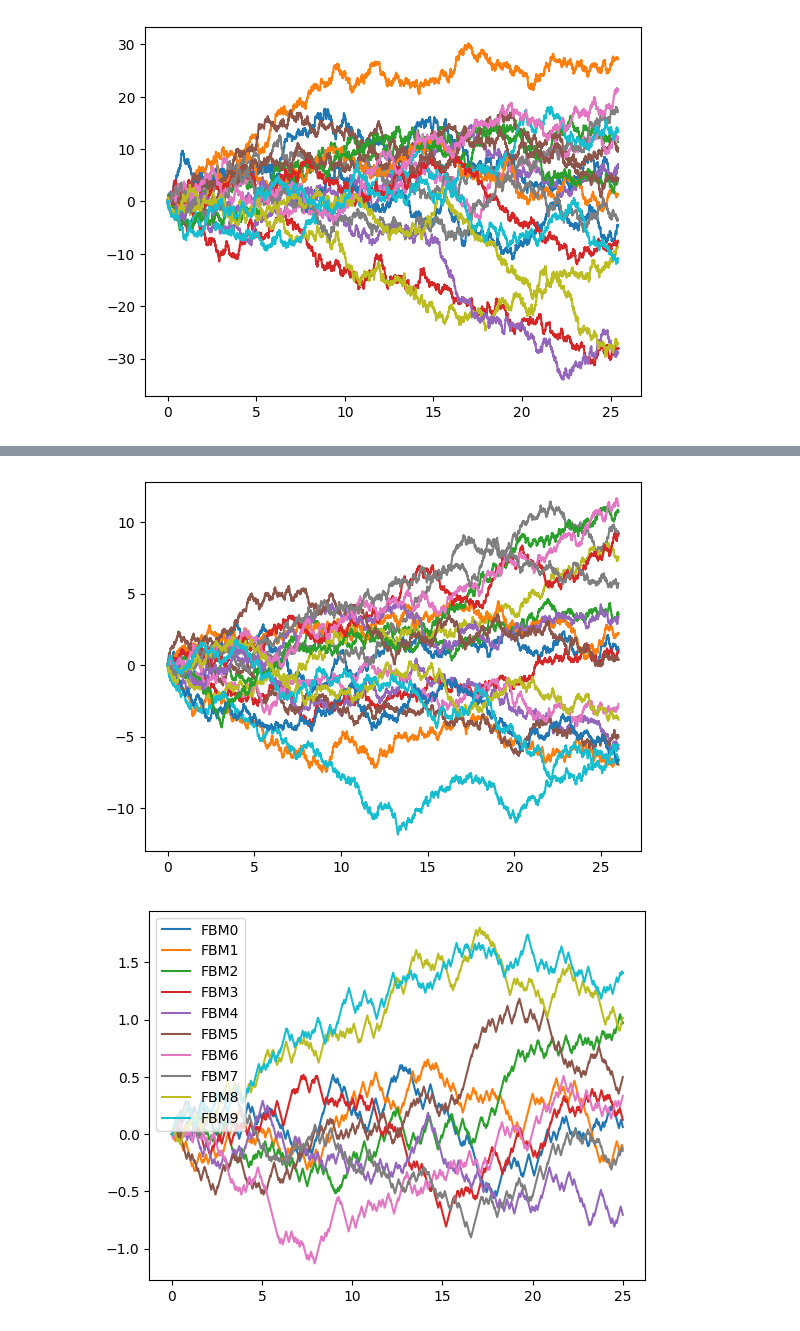
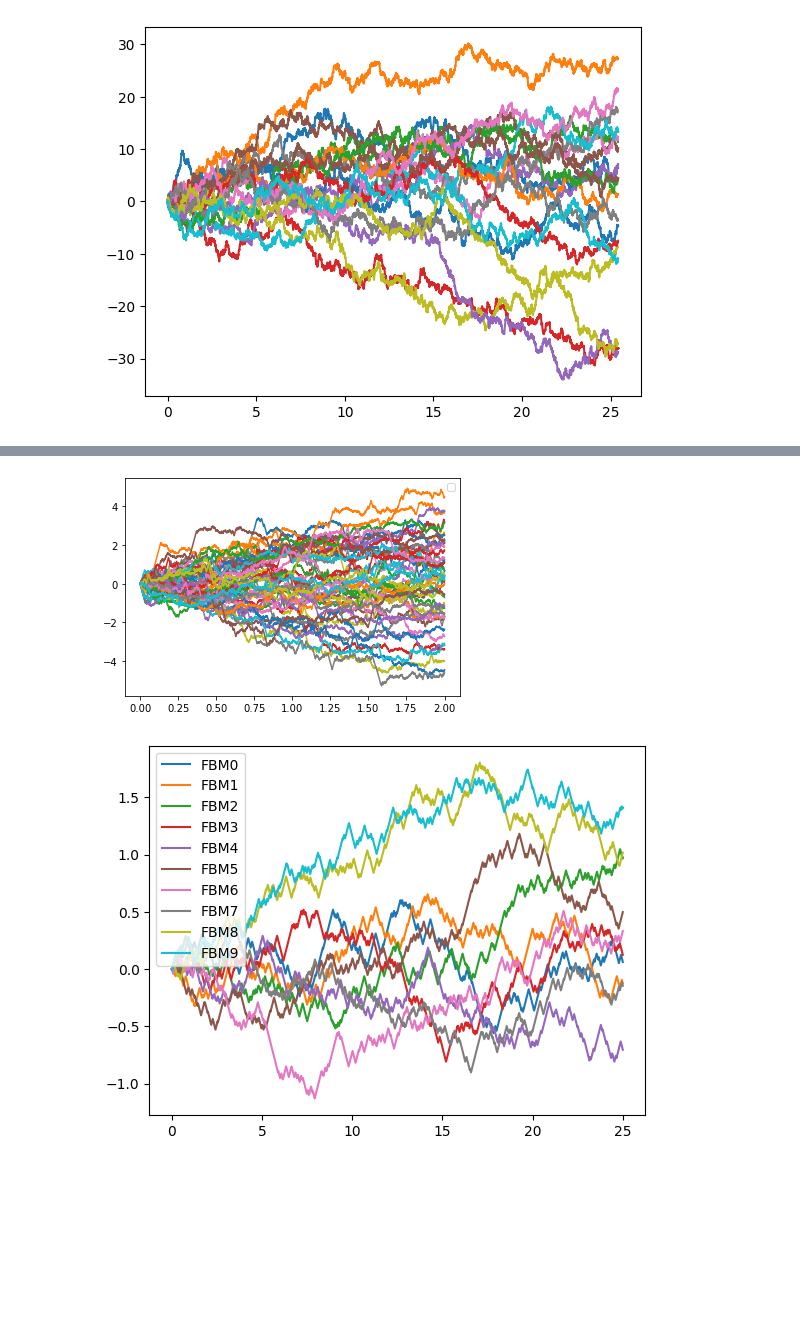
Before and after one commit to KumarRishabh/Alberta-Research, a Jupyter notebook: Simulating_Persistent_RW.ipynb, the cells around one changed output, grey strips where cells are left out. Saved outputs shown, nothing was run; the diff lists cells and outputs as text; code cells hidden in the pictures; blank space fills up the shorter version.

Commit message:
Made some changes to the discrete FBM approximation

```diff
--- a/Simulating_Persistent_RW.ipynb
+++ b/Simulating_Persistent_RW.ipynb
@@ -356,6 +356,7 @@ Total Jumps: 74
 Step No.: 1499
 [figure]
 # %%
+import numpy as np
 #@ Discrete Jumps
 def A(path_flips, last_flip, mu_p):
     A = 1
@@ -375,56 +376,48 @@ def A(path_flips, last_flip, mu_p):
 
     return A
 
-N = 60 #@param {type: "number"} Scaling limit
-time_limit = 25 #@param {type: "number"}
-X_0 = 0
-num_paths = 20 #@param {type: "number"}
-X = [X_0]
+def approximate_fbm(H, N, time_limit, num_paths):
+    X_0 = 0
+    X = [X_0]
+    path_flips = [np.array([0])]*num_paths
+    sample_paths = [np.array([0])]*num_paths
+    jump_times = [np.array([0])]*num_paths
 
-H = 0.75 #@param {type:"number"}
-path_flips = [np.array([0])]*num_paths
-sample_paths = [np.array([0])]*num_paths
-jump_times = [[0] for i in range(num_paths)]
-total_jumps = [[] for i in range(num_paths)]
-discrete_steps = time_limit*N # Sample N paths
-for i in range(num_paths):
-    step = 0
-    print("Iteration:", i)
-    path_flips[i] = np.array([0])
-    print("Discrete Steps:", discrete_steps)
-    while step < discrete_steps:
-        total_wait_upto_1_N = 0
-        mu_p = truncated_beta(low = 0.5, high = 1, a = 1, b = 2 - 2*H)
-        total_jumps[i].append(0)
-        while total_wait_upto_1_N < 1/N:
-            wait_time = 1/(N*time_limit)
-            jump_times[i].append(jump_times[i][-1] + wait_time)
-            total_wait_upto_1_N += wait_time
-            total_jumps[i][-1] += 1
-        # Is it the first path_flip?
-        if len(path_flips[i]) == 1:
-            past_flip = None
+    for i in range(num_paths):
+        if H == 0.5:
+            mu_p = np.random.uniform(low = 0.5, high = 1)
         else:
-            past_flip = path_flips[i][-1] * (np.sqrt(N) * N**(H)) #Scaled accordingly to the persistent_rw_flips function
-            print("Past Flip:", past_flip)
-        # print("Proposed 'p':", mu_p)
-        # print("Past Flip:", past_flip)
-        # %%timeit
-        persistent_rw = persistent_rw_flips(mu_p[0], total_jumps[i][-1], past_flip)/(N**(H) * np.sqrt(N))
-        # %%timeit
-        if len(path_flips[i]) == 1:
-            path_flips[i] = np.concatenate([path_flips[i], persistent_rw[1:]])
+            mu_p = truncated_beta(low=0.5, high=1, a=1, b=2 - 2*H)
+        path_flips[i] = persistent_rw_flips(mu_p, N * time_limit, past_flip=None)
+
+        for j in range(N - 1):
+            if H == 0.5:
+                mu_p = np.random.uniform(low = 0.5, high = 1)
+            else:
+                mu_p = truncated_beta(low=0.5, high=1, a=1, b=2 - 2*H)
+            path_flips[i] = np.concatenate([path_flips[i], persistent_rw_flips(mu_p, N * time_limit, past_flip=path_flips[i][-1])])
+
+        if H == 0.5:
+            sample_paths[i] = np.cumsum(path_flips[i]) / (N * np.sqrt(np.log(N)))
         else:
-            path_flips[i] = np.concatenate([path_flips[i], persistent_rw])
+            sample_paths[i] = np.cumsum(path_flips[i]) / (N**H * np.sqrt(N))
+        jump_times[i] = np.arange(0, time_limit + 1/N**2, 1/N**2)
 
-        print("Total Jumps:", total_jumps[i][-1])
-        # print("Random Walk jumps:", persistent_rw)
-        # print("Jump Times:", jump_times[i])
-        # print(len(jump_times[i]), len(path_flips[i]))
-        print("Step No.:", step)
-        step += 1
+    return sample_paths, jump_times
+
+N = 60
+time_limit = 2
+num_paths = 50
+H = 0.5
+sample_paths, jump_times = approximate_fbm(H, N, time_limit, num_paths)
 
 
-    sample_paths[i] = np.cumsum(path_flips[i])
+for i in range(num_paths):
+    print("Path No.:", i)
+    print("Jump Times:", jump_times[i])
+    print("Sample Path:", sample_paths[i])
     plt.plot(jump_times[i], sample_paths[i])
+
+plt.legend()
+plt.show()
 # %% [output]
@@ -448,4 +459,4 @@ Step No.: 1499
-[figure, old version]
+[figure, new version]
 # %%
  # from scipy.stats import truncexpon as texp
 # neg_exponential = -1 * texp.rvs(1/2, loc=-1, scale=1, size=100000, random_state=None)
```
Also changed, not shown: parts of 8 cells of this notebook.
